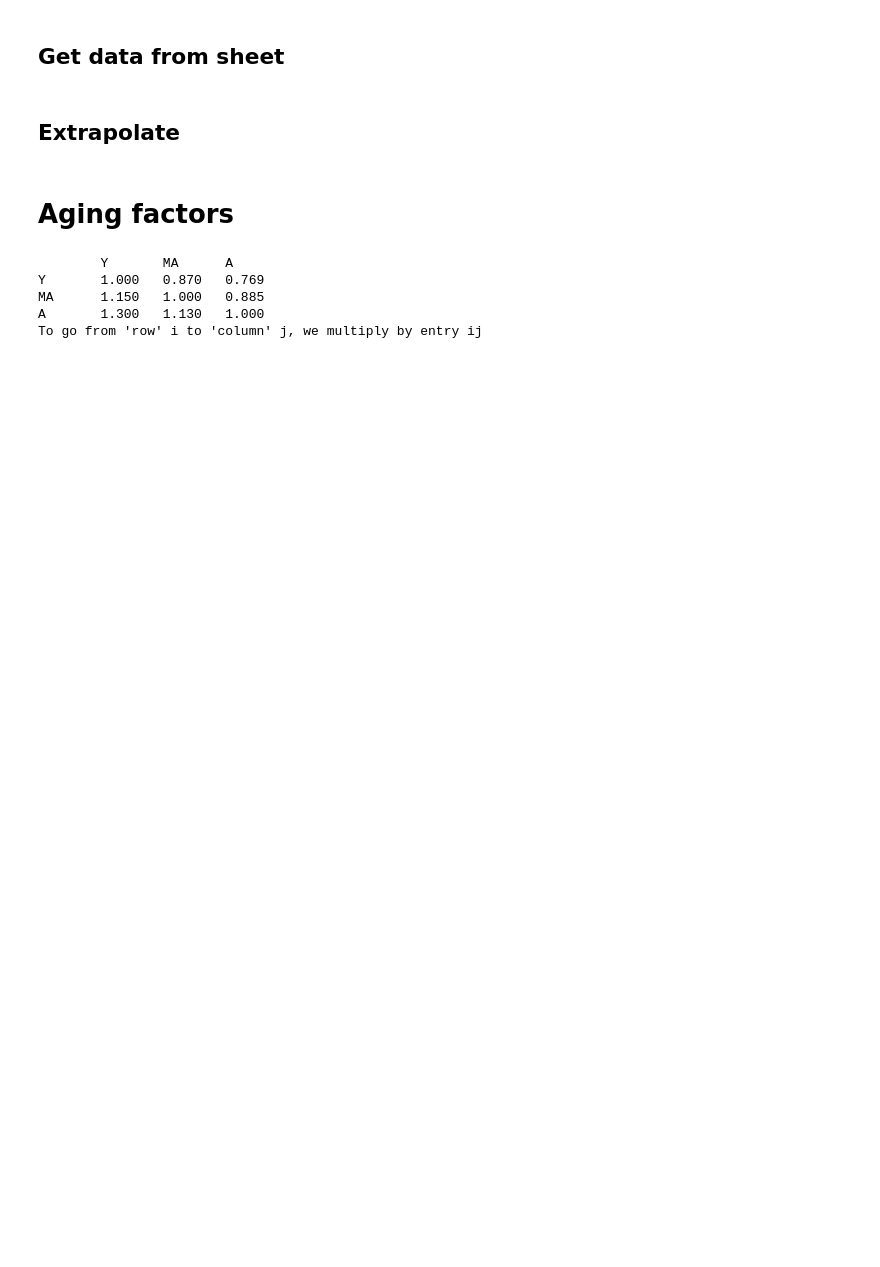
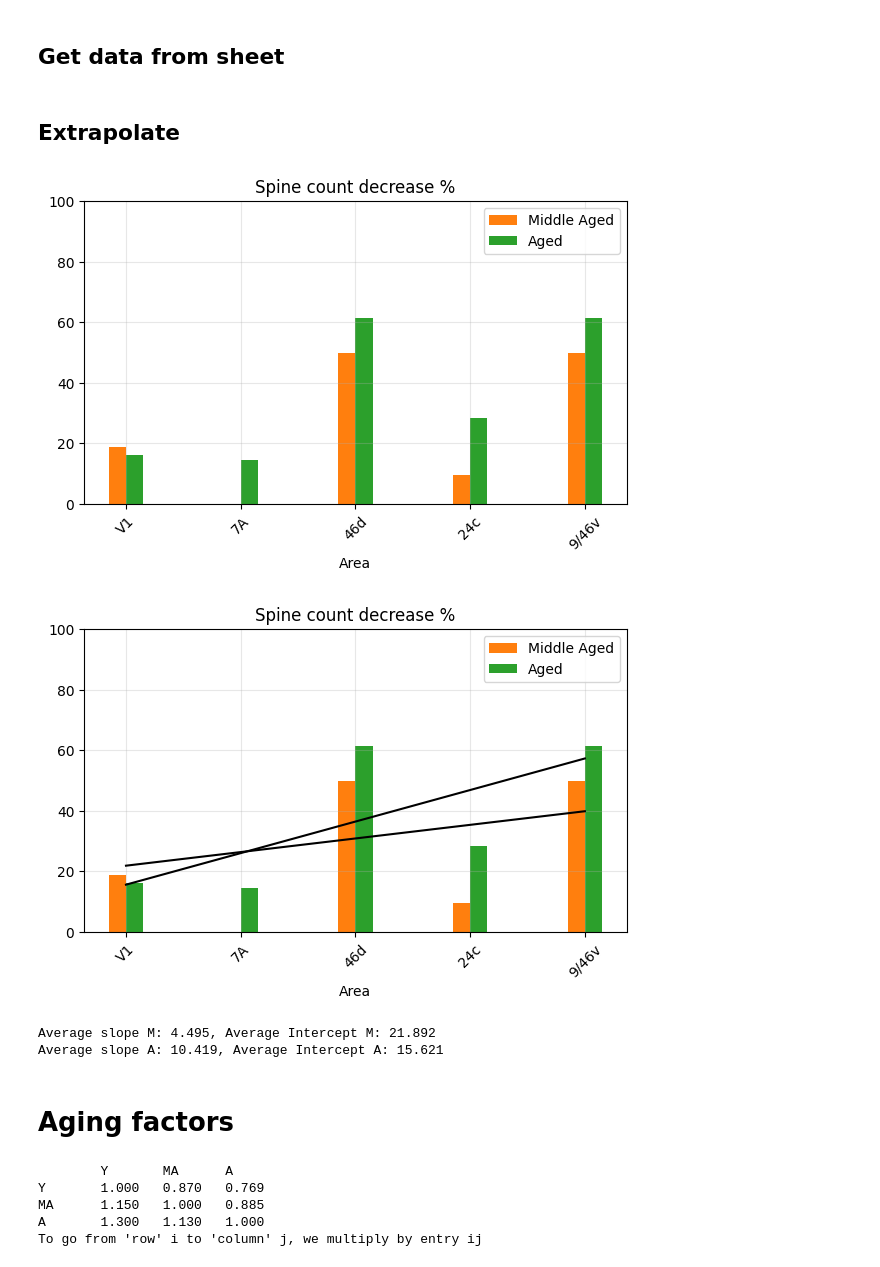
Before and after one commit to Davide537/Mathematical-Models, a Jupyter notebook: WM Model/Spine aging.ipynb, the cells around one changed output. Saved outputs shown, nothing was run; the diff lists cells and outputs as text; code cells hidden in the pictures; blank space fills up the shorter version.

```diff
--- a/WM Model/Spine aging.ipynb
+++ b/WM Model/Spine aging.ipynb
@@ -98,9 +98,9 @@ def plots(Extrapolate, lines=False):
         temp = Extrapolate[area]
         if np.isnan(temp['M']) and np.isnan(temp['A']):
             continue
-        numb_data[i,0] = temp['Y']
-        numb_data[i,1] = temp['M']
-        numb_data[i,2] = temp['A']
+        numb_data[i,0] = temp['Y'] * 100
+        numb_data[i,1] = temp['M'] * 100
+        numb_data[i,2] = temp['A'] * 100
         area_names.append(area)
         valid_mask[i] = True
 
@@ -127,37 +127,42 @@ def plots(Extrapolate, lines=False):
                 # print(f"Slope (m): {slope}, Intercept (b): {intercept}, Age = {['Young', 'Middle Aged', 'Aged'][i]}")
                 if i==1:
                     avg_slope_M.append(slope)
                     avg_int_M.append(intercept)
                 elif i==2:
                     avg_slope_A.append(slope)
                     avg_int_A.append(intercept)
                 # Predicted values
                 y_fit = slope * x_clean + intercept
 
                 # Plot
                 ax.plot(x_clean, y_fit, color='k')
 
     ax.set_xlabel('Area') # (ordered by spinecount)
     # ax.set_ylabel()
     ax.set_xticks(x)
     ax.set_xticklabels(area_names, rotation=45)
 
     ax.grid(alpha=0.3)
     plt.tight_layout()
 
 
     plt.legend()
-    ax.set_ylim(0, 1.05)
-    plt.title('Spine count decrease fraction')
+    ax.set_ylim(0, 100.05)
+    plt.title('Spine count decrease %')
     plt.savefig(f'Fig/Spine count decrease {lines}.svg', dpi=150, bbox_inches='tight')
     plt.show()
     if lines:
         print(f"Average slope M: {np.mean(avg_slope_M):.3f}, Average Intercept M: {np.mean(avg_int_M):.3f}")
         print(f"Average slope A: {np.mean(avg_slope_A):.3f}, Average Intercept A: {np.mean(avg_int_A):.3f}")
 
 Extr = mapping(areas = area_spine)
-# plots(Extr)
-# plots(Extr, lines=True)
+plots(Extr)
+plots(Extr, lines=True)
+# %% [output]
+[figure, added]
+[figure, added]
+Average slope M: 4.495, Average Intercept M: 21.892
+Average slope A: 10.419, Average Intercept A: 15.621
 # %% [markdown]
 # Aging factors
 # %%
```
Also changed, not shown: 28 other files.
